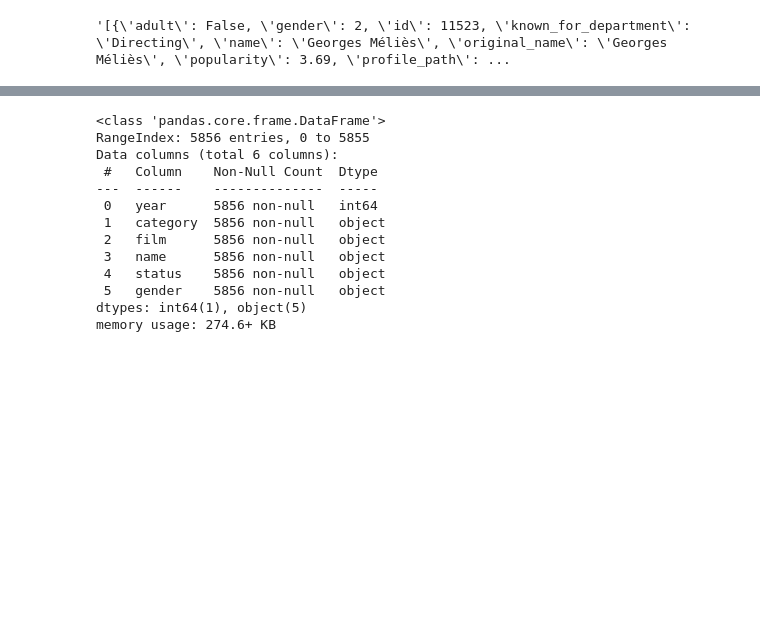
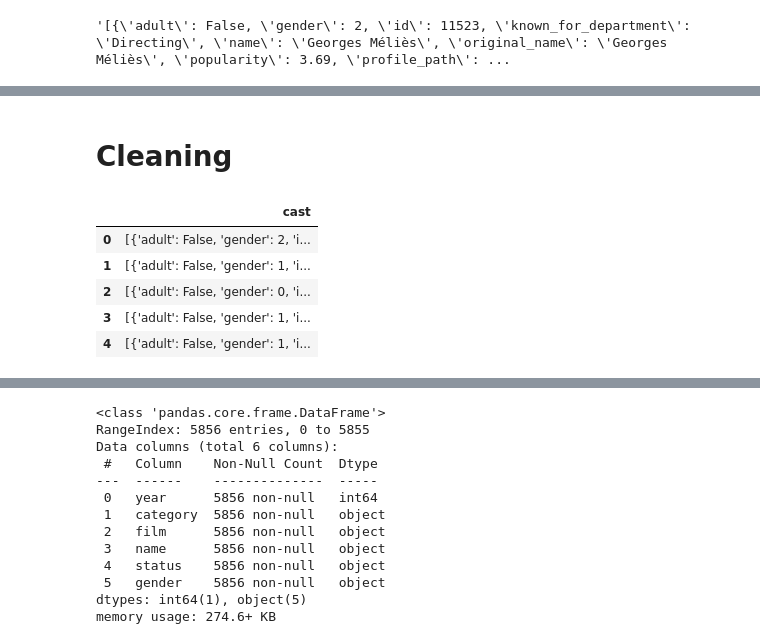
Before and after one commit to Amid68/female-representation-in-cinema, a Jupyter notebook: female_representation_in_cinema.ipynb, the cells around one changed output, grey strips where cells are left out. Cells and saved outputs as stored; diff of their text form; code cells hidden in the pictures; blank space fills up the shorter version.

```diff
--- a/female_representation_in_cinema.ipynb
+++ b/female_representation_in_cinema.ipynb
@@ -59,0 +91,2 @@ movies_df.sample(5)
+# %% [markdown]
+# Cleaning
@@ -59,0 +96,13 @@ movies_df.sample(5)
+# %%
+# 2. parse cast and crew
+# cast
+cast_df = movies_df[['cast']]
+cast_df.to_csv('cast_df', index=False)
+cast_df.head()
+# %% [output]
+|  | cast |
+| 0 | [{'adult': False, 'gender': 2, 'i... |
+| 1 | [{'adult': False, 'gender': 1, 'i... |
+| 2 | [{'adult': False, 'gender': 0, 'i... |
+| 3 | [{'adult': False, 'gender': 1, 'i... |
+| 4 | [{'adult': False, 'gender': 1, 'i... |
```
Also changed, not shown: parts of 51 cells of this notebook.
